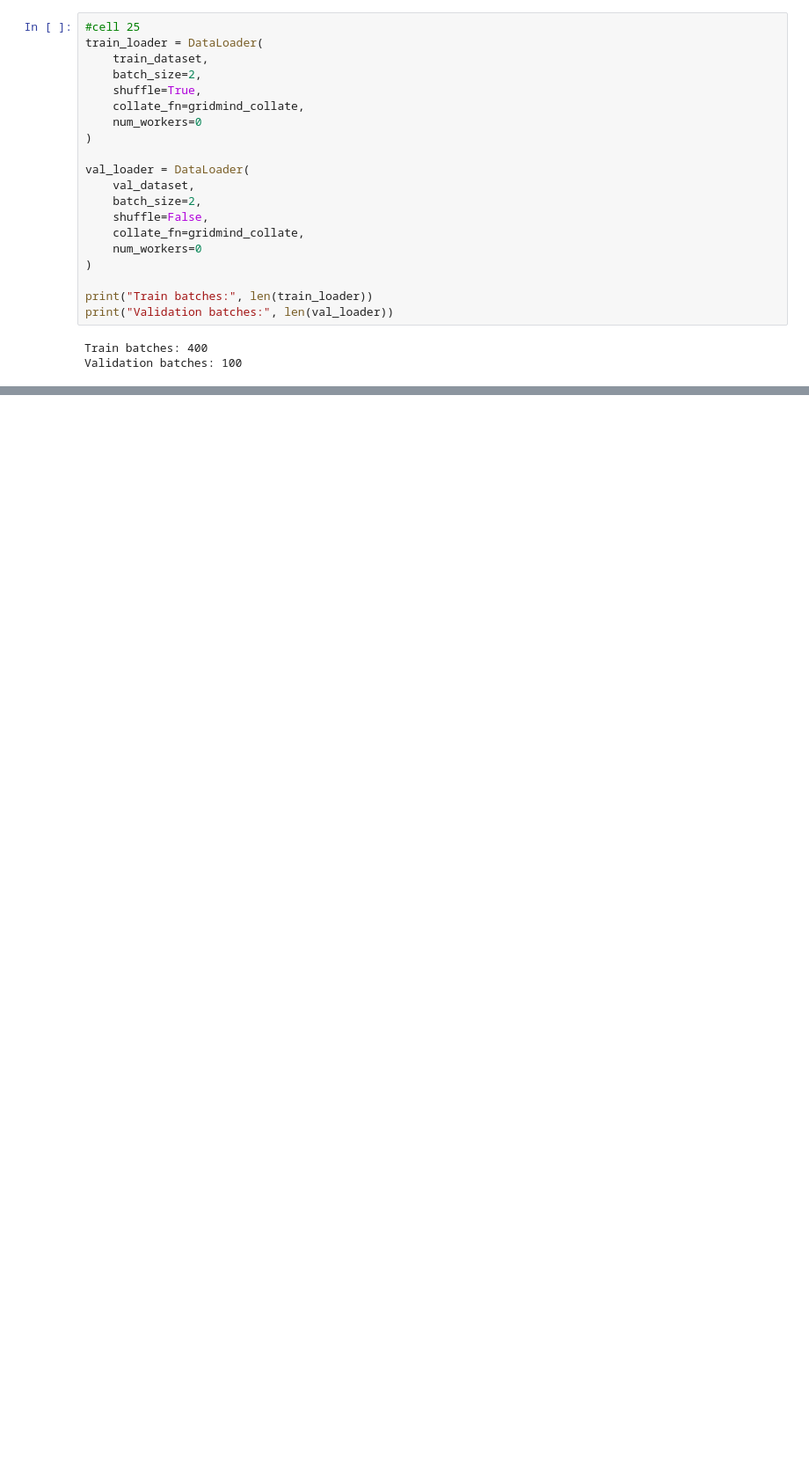
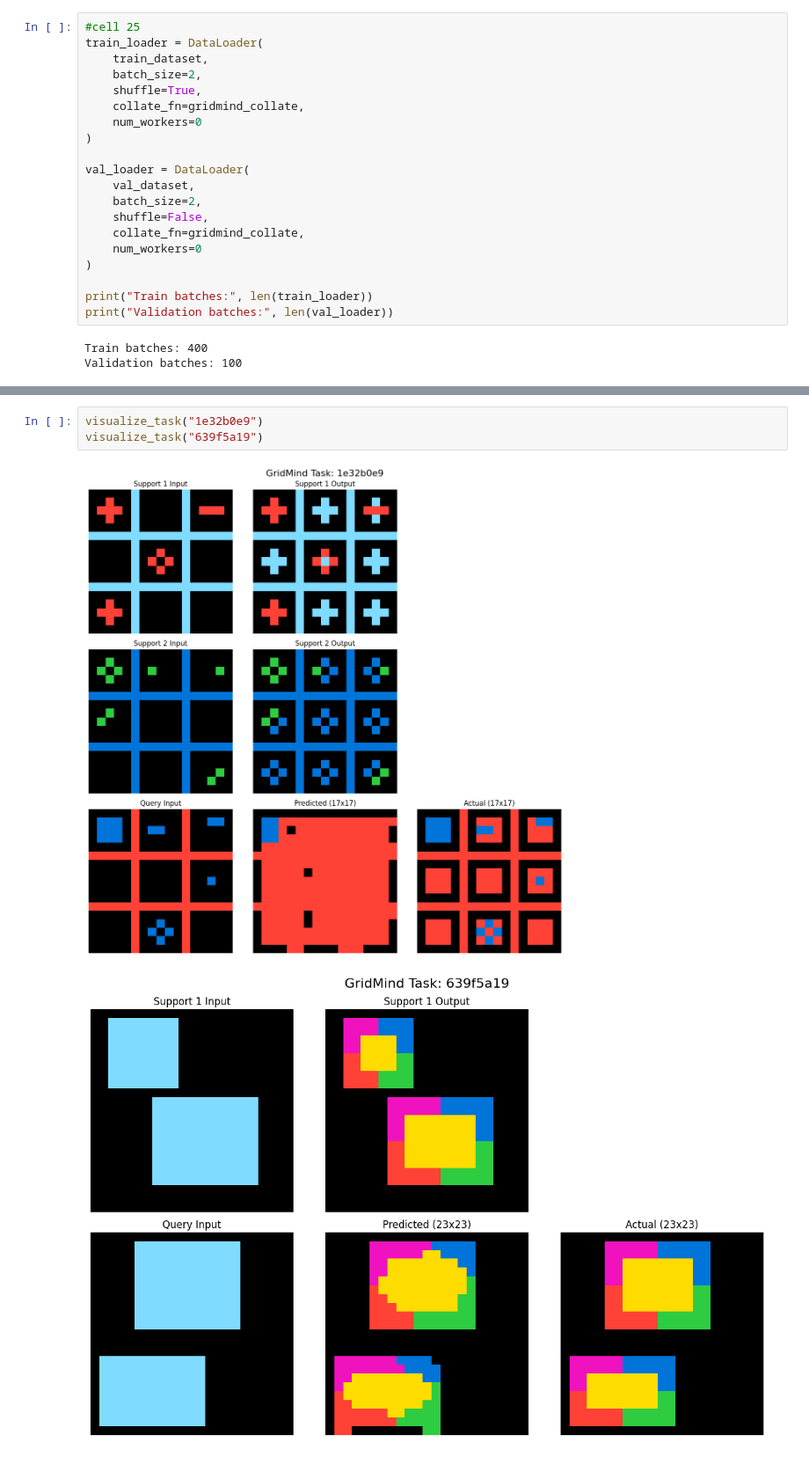
Before and after one commit to shriom17/GridMind, a Jupyter notebook: gridmind.ipynb, the cells around one changed output, grey strips where cells are left out. Shown at 88% size. Saved outputs shown, nothing was run; the diff lists cells and outputs as text; blank space fills up the shorter version.

```diff
--- a/gridmind.ipynb
+++ b/gridmind.ipynb
@@ -1288,0 +1942,6 @@ plt.show()
+# %%
+visualize_task("1e32b0e9")
+visualize_task("639f5a19")
+# %% [output]
+[figure, added]
+[figure, added]
```
Also changed, not shown: parts of 30 cells of this notebook.
